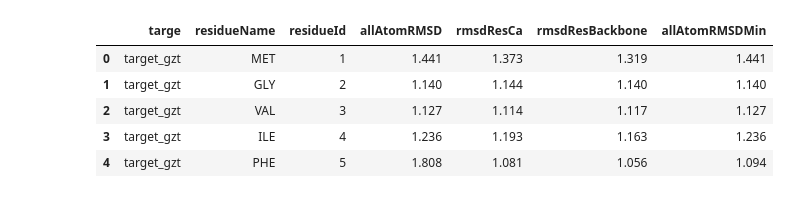
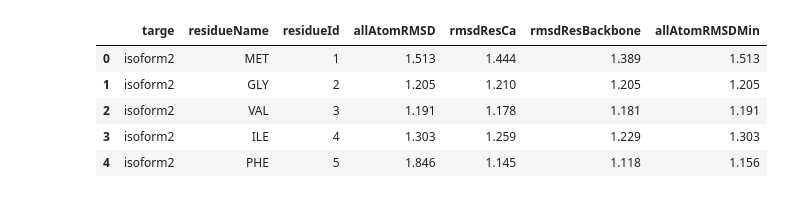
Before and after one commit to YoukaiFromAccounting/EchinoGen, a Jupyter notebook: pymol/scripts/rmsd_plot.ipynb, the cells around one changed output. Saved outputs shown, nothing was run; the diff lists cells and outputs as text; code cells hidden in the pictures.

```diff
--- a/pymol/scripts/rmsd_plot.ipynb
+++ b/pymol/scripts/rmsd_plot.ipynb
@@ -1,16 +1,16 @@
 # %%
 import pandas as pd
 
 # Load the CSV data to understand its structure
-file_path = '../data/rmsdByRes_ref_gzt.csv'
+file_path = '../data/rmsdByRes_iso1.csv'
 data = pd.read_csv(file_path)
 
 # Display the first few rows of the dataframe to understand its structure
 data.head()
 # %% [output]
 |  | targe | residueName | residueId | allAtomRMSD | rmsdResCa | rmsdResBackbone | allAtomRMSDMin |
-| 0 | target_gzt | MET | 1 | 1.441 | 1.373 | 1.319 | 1.441 |
-| 1 | target_gzt | GLY | 2 | 1.140 | 1.144 | 1.140 | 1.140 |
-| 2 | target_gzt | VAL | 3 | 1.127 | 1.114 | 1.117 | 1.127 |
-| 3 | target_gzt | ILE | 4 | 1.236 | 1.193 | 1.163 | 1.236 |
-| 4 | target_gzt | PHE | 5 | 1.808 | 1.081 | 1.056 | 1.094 |
+| 0 | isoform2 | MET | 1 | 1.513 | 1.444 | 1.389 | 1.513 |
+| 1 | isoform2 | GLY | 2 | 1.205 | 1.210 | 1.205 | 1.205 |
+| 2 | isoform2 | VAL | 3 | 1.191 | 1.178 | 1.181 | 1.191 |
+| 3 | isoform2 | ILE | 4 | 1.303 | 1.259 | 1.229 | 1.303 |
+| 4 | isoform2 | PHE | 5 | 1.846 | 1.145 | 1.118 | 1.156 |
```
Also changed, not shown: parts of 3 cells of this notebook, 4 other files.
